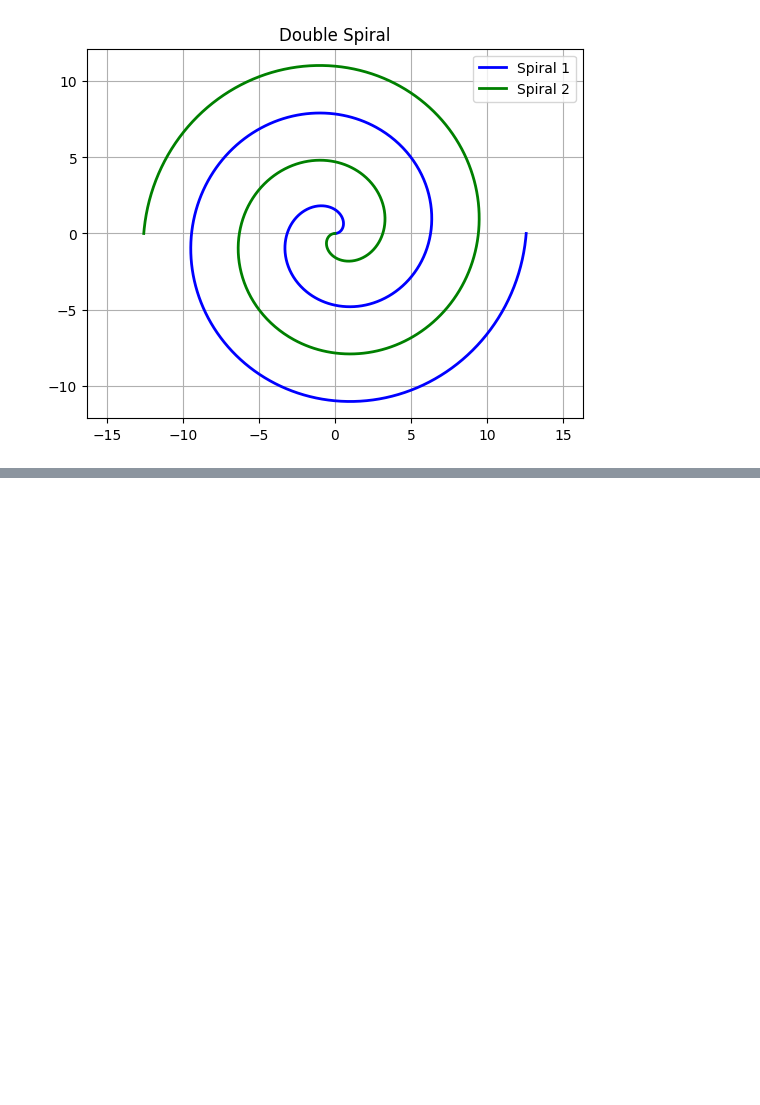
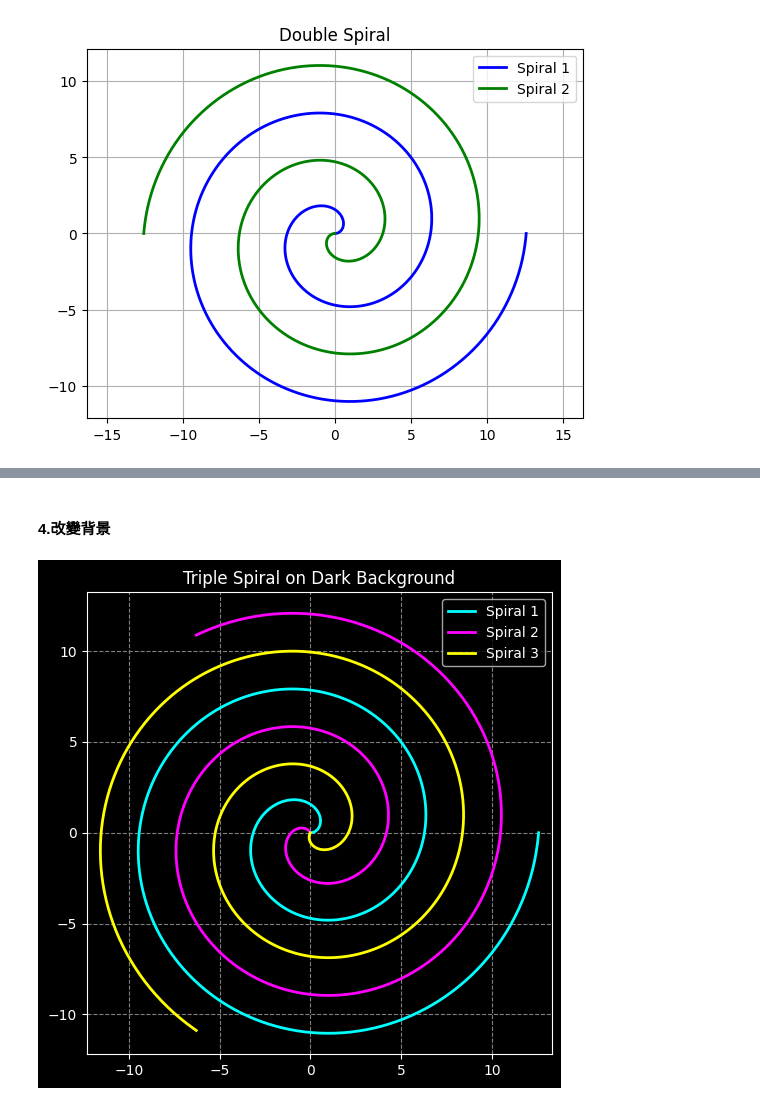
Before and after one commit to HHL43/Generative-AI-HW, a Jupyter notebook: AI_hw01.ipynb, the cells around one changed output, grey strips where cells are left out. Saved outputs shown, nothing was run; the diff lists cells and outputs as text; code cells hidden in the pictures; blank space fills up the shorter version.

```diff
--- a/AI_hw01.ipynb
+++ b/AI_hw01.ipynb
@@ -27,0 +80,18 @@ plt.show()
+# %% [markdown]
+#### 4.改變背景
+# %%
+plt.style.use('dark_background')  # 設定黑色背景
+plt.figure(figsize=(6,6))  # 設定畫布大小
+
+plt.plot(x1, y1, color='cyan', linewidth=2, label='Spiral 1')
+plt.plot(x2, y2, color='magenta', linewidth=2, label='Spiral 2')
+plt.plot(x3, y3, color='yellow', linewidth=2, label='Spiral 3')
+
+plt.title('Triple Spiral on Dark Background', color='white')
+plt.axis('equal')
+plt.legend()
+plt.grid(True, linestyle='--', color='gray')
+
+plt.show()
+# %% [output]
+[figure, added]
```
Also changed, not shown: parts of 9 cells of this notebook.
